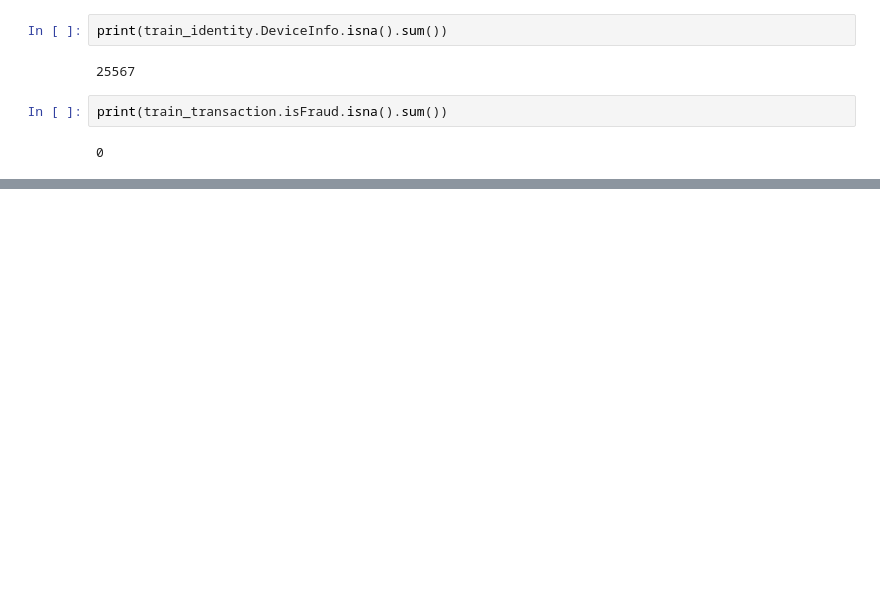
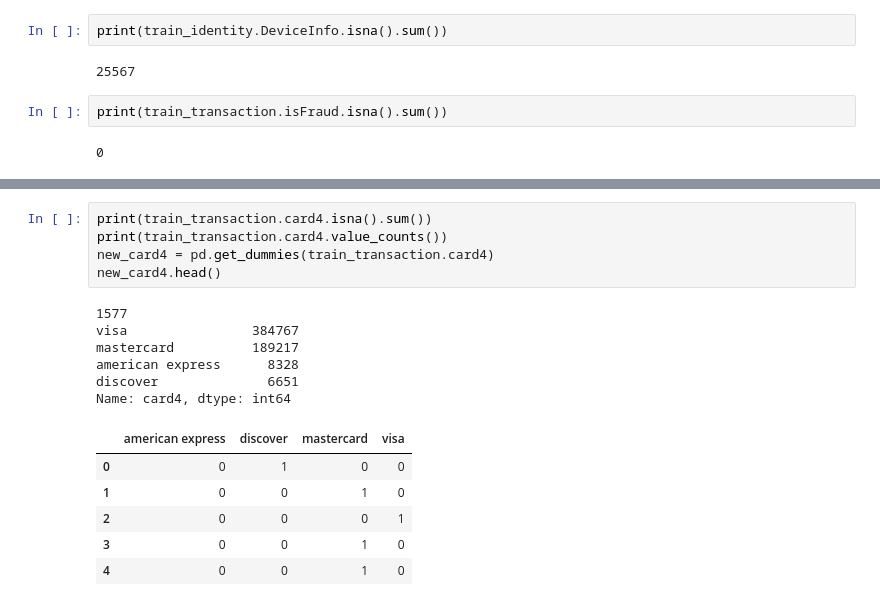
Before and after one commit to jacquelineguo/Capstone_1, a Jupyter notebook: Capstone_1_Draft.ipynb, the cells around one changed output, grey strips where cells are left out. Cells and saved outputs as stored; diff of their text form; blank space fills up the shorter version.

```diff
--- a/Capstone_1_Draft.ipynb
+++ b/Capstone_1_Draft.ipynb
@@ -145,0 +133,18 @@ sns.boxplot(x=test_identity['id_01'])
+# %%
+print(train_transaction.card4.isna().sum())
+print(train_transaction.card4.value_counts())
+new_card4 = pd.get_dummies(train_transaction.card4)
+new_card4.head()
+# %% [output]
+1577
+visa                384767
+mastercard          189217
+american express      8328
+discover              6651
+Name: card4, dtype: int64
+|  | american express | discover | mastercard | visa |
+| 0 | 0 | 1 | 0 | 0 |
+| 1 | 0 | 0 | 1 | 0 |
+| 2 | 0 | 0 | 0 | 1 |
+| 3 | 0 | 0 | 1 | 0 |
+| 4 | 0 | 0 | 1 | 0 |
```
Also changed, not shown: parts of 15 cells of this notebook.
